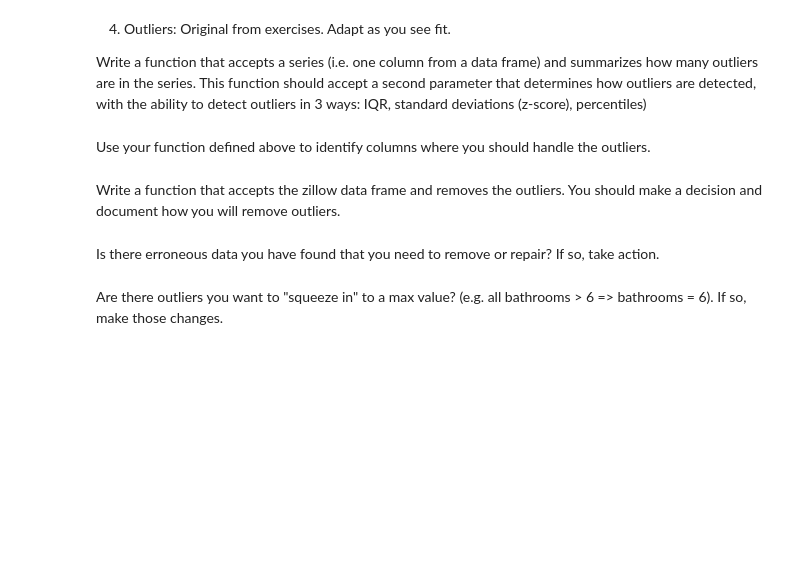
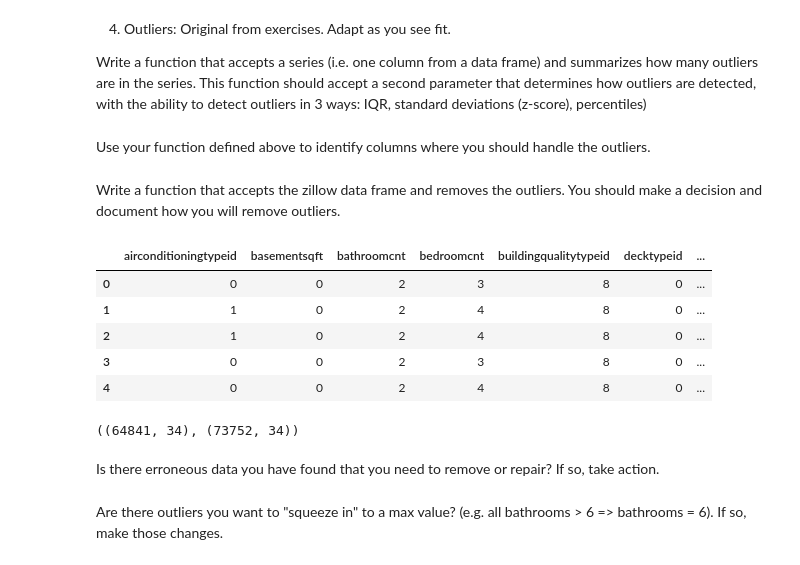
Before and after one commit to clustering-zillow/clustering-zillow, a Jupyter notebook: Brandi-basics.ipynb, the cells around one changed output. Drawn from its saved outputs; the diff is of its cells as text; code cells hidden in the pictures; blank space fills up the shorter version.

```diff
--- a/Brandi-basics.ipynb
+++ b/Brandi-basics.ipynb
@@ -271,9 +275,8 @@ int_cols = ['basementsqft', 'bathroomcnt', 'bedroomcnt',
 zillow = numeric_to_int(zillow, int_cols)
 
 # transform float cols to object
-obj_cols = ['regionidzip', 'airconditioningtypeid',
-            'buildingqualitytypeid', 'decktypeid',
-            'heatingorsystemtypeid', 'censustractandblock']
+obj_cols = ['airconditioningtypeid', 'buildingqualitytypeid',
+            'decktypeid', 'heatingorsystemtypeid']
 
 zillow = numeric_to_object(zillow, obj_cols)
 # %%
@@ -343,5 +401,37 @@ Use your function defined above to identify columns where you should handle the
 # %% [markdown]
 Write a function that accepts the zillow data frame and removes the outliers. You should make a decision and document how you will remove outliers.
+# %%
+# Columns to look for outliers
+outliers = ['basementsqft', 'bathroomcnt', 'bedroomcnt',
+            'finishedsquarefeet12', 'garagetotalsqft',
+            'lotsizesquarefeet', 'poolsizesum',
+            'roomcnt', 'structuretaxvaluedollarcnt',
+            'taxvaluedollarcnt', 'landtaxvaluedollarcnt',
+            'taxamount']
+# %%
+def outlier_function(df, cols):
+    for col in df[cols]:
+        mean = df[col].mean()
+        std = (df[col].std() + 0.0001)
+        # just in case the std is 0, add a small amount to avoid the divide by zero error
+        df = df[df[col] < (mean + (3*std))]
+    return df
+# %%
+# test function
+outliers_df = outlier_function(zillow, outliers)
+# %%
+outliers_df.head()
+# %% [output]
+|  | airconditioningtypeid | basementsqft | bathroomcnt | bedroomcnt | buildingqualitytypeid | decktypeid | ... |
+| 0 | 0 | 0 | 2 | 3 | 8 | 0 | ... |
+| 1 | 1 | 0 | 2 | 4 | 8 | 0 | ... |
+| 2 | 1 | 0 | 2 | 4 | 8 | 0 | ... |
+| 3 | 0 | 0 | 2 | 3 | 8 | 0 | ... |
+| 4 | 0 | 0 | 2 | 4 | 8 | 0 | ... |
+# %%
+outliers_df.shape, zillow.shape
+# %% [output]
+((64841, 34), (73752, 34))
 # %% [markdown]
 Is there erroneous data you have found that you need to remove or repair? If so, take action.
 # %% [markdown]
```
Also changed, not shown: parts of 18 cells of this notebook, 3 other files.
